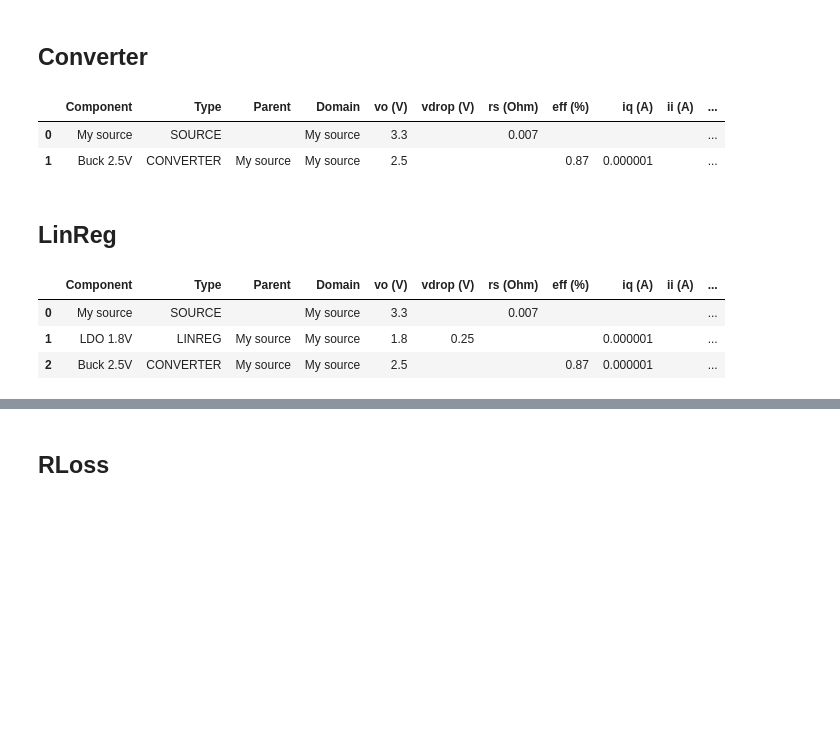
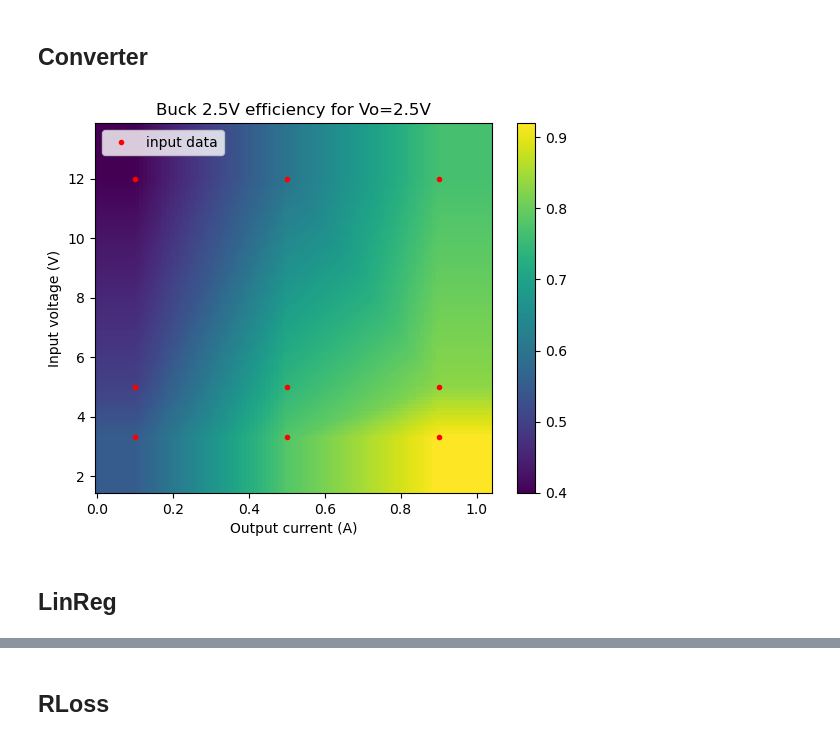
Before and after one commit to geddy11/sysloss, a Jupyter notebook: docs/nb/Component files.ipynb, the cells around one changed output, grey strips where cells are left out. Saved outputs shown, nothing was run; the diff lists cells and outputs as text; code cells hidden in the pictures; blank space fills up the shorter version.

Commit message:
docs: correct toml interpolation data format in "Component parameter files" page

```diff
--- a/docs/nb/Component files.ipynb
+++ b/docs/nb/Component files.ipynb
@@ -50,13 +47,19 @@ sys = System("Test toml", Source.from_file("My source", fname="source.toml"))
 # %%
 conv_params = """[converter]
 vo = 2.5   # output voltage (mandatory)
-eff = 0.87 # efficiency (mandatory)
-# efficiency can optionally be specified as 1D interpolation data
-#eff = {"vi": [3.3], "io": [0.1, 0.5, 0.9], "eff": [[0.55, 0.78, 0.92]]}
-# or as 2D interpolation data
-#eff = {"vi": [3.3, 5.0, 12], "io": [0.1, 0.5, 0.9], "eff": [[0.55, 0.78, 0.92], [0.5, 0.74, 0.83], [0.4, 0.6, 0.766]]}
 iq = 1.2e-6 # Quiescent (no-load) current (optional)
 iis = 0.33e-6 # Sleep (shut-down) current (optional)
+#eff = 0.87 # efficiency (mandatory)
+# efficiency can optionally be specified as 1D interpolation data:
+#[converter.eff]
+#vi = [3.3]
+#io = [0.1, 0.5, 0.9]
+#eff = [[0.55, 0.78, 0.92]]
+# or as 2D interpolation data:
+[converter.eff]
+vi = [3.3, 5.0, 12.0]
+io = [0.1, 0.5, 0.9]
+eff = [[0.55, 0.78, 0.92], [0.5, 0.74, 0.83], [0.4, 0.6, 0.766]]
 
 [limits] # optional, any combination of below parameters can be specificed
 vi = [ 2.7, 16.0]
@@ -69,18 +72,28 @@ with open("converter.toml", "w") as f:
     f.write(conv_params)
 
 sys.add_comp("My source", comp=Converter.from_file("Buck 2.5V", fname="converter.toml"))
-# %% [output]
-|  | Component | Type | Parent | Domain | vo (V) | vdrop (V) | rs (Ohm) | eff (%) | iq (A) | ii (A) | ... |
-| 0 | My source | SOURCE |  | My source | 3.3 |  | 0.007 |  |  |  | ... |
-| 1 | Buck 2.5V | CONVERTER | My source | My source | 2.5 |  |  | 0.87 | 0.000001 |  | ... |
+# %%
+sys.plot_interp("Buck 2.5V");
+# %% [output]
+[figure, added]
 # %% [markdown]
 ## LinReg
 # %%
 ldo_params = """[linreg]
 vo = 1.8   # output voltage (mandatory)
 vdrop = 0.25 # dropout voltage (optional)
-iq = 1.2e-6 # Quiescent (no-load) current (optional)
 iis = 0.33e-6 # Sleep (shut-down) current (optional)
+#iq = 1.2e-6 # Ground current (optional)
+# ground current (iq) can optionally be specified as 1D interpolation data:
+#[linreg.iq]
+#vi = [5.0]
+#io = [0.0, 0.05, 0.1]
+#iq = [[2.0e-6, 0.5e-3, 0.85e-3]]
+# or as 2D interpolation data:
+[linreg.iq]
+vi = [2.5, 5.0]
+io = [0.0, 0.05, 0.1]
+iq = [[1.2e-6, 0.34e-3, 0.64e-3], [2.0e-6, 0.5e-3, 0.85e-3]]
 
 [limits] # optional, any combination of below parameters can be specificed
 vi = [ 2.7, 24.0]
@@ -93,8 +106,3 @@ with open("linreg.toml", "w") as f:
     f.write(ldo_params)
 
 sys.add_comp("My source", comp=LinReg.from_file("LDO 1.8V", fname="linreg.toml"))
-# %% [output]
-|  | Component | Type | Parent | Domain | vo (V) | vdrop (V) | rs (Ohm) | eff (%) | iq (A) | ii (A) | ... |
-| 0 | My source | SOURCE |  | My source | 3.3 |  | 0.007 |  |  |  | ... |
-| 1 | LDO 1.8V | LINREG | My source | My source | 1.8 | 0.25 |  |  | 0.000001 |  | ... |
-| 2 | Buck 2.5V | CONVERTER | My source | My source | 2.5 |  |  | 0.87 | 0.000001 |  | ... |
```
Also changed, not shown: parts of 11 cells of this notebook, 2 other files.
